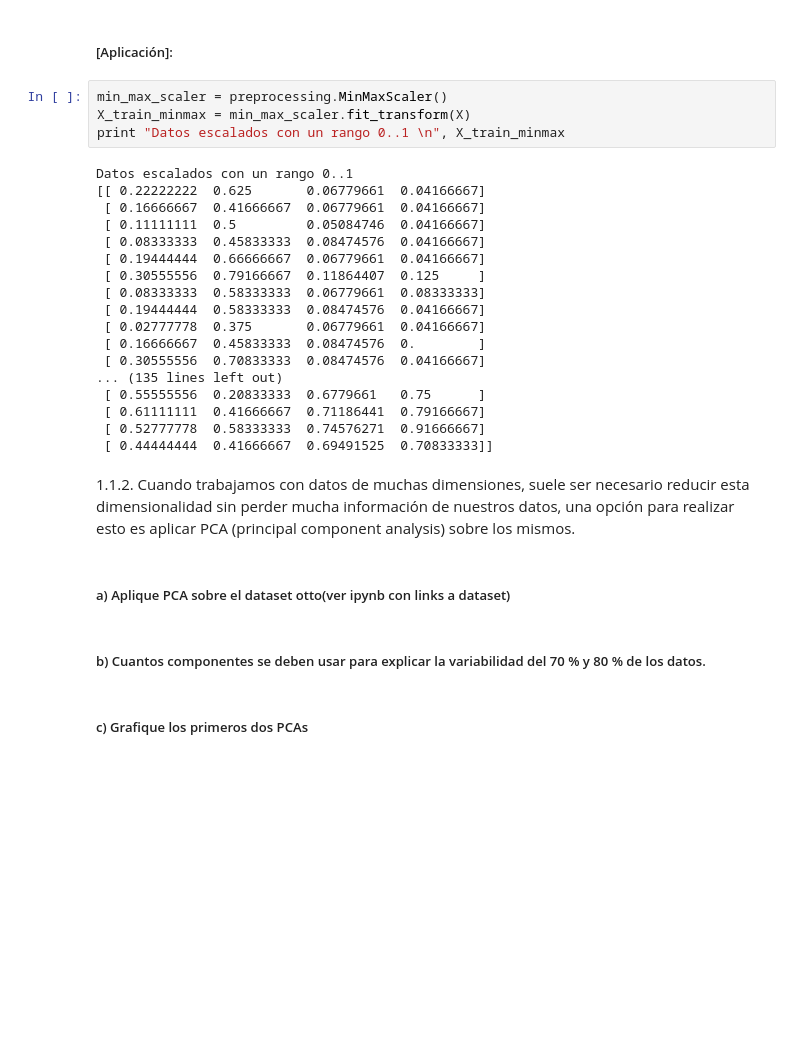
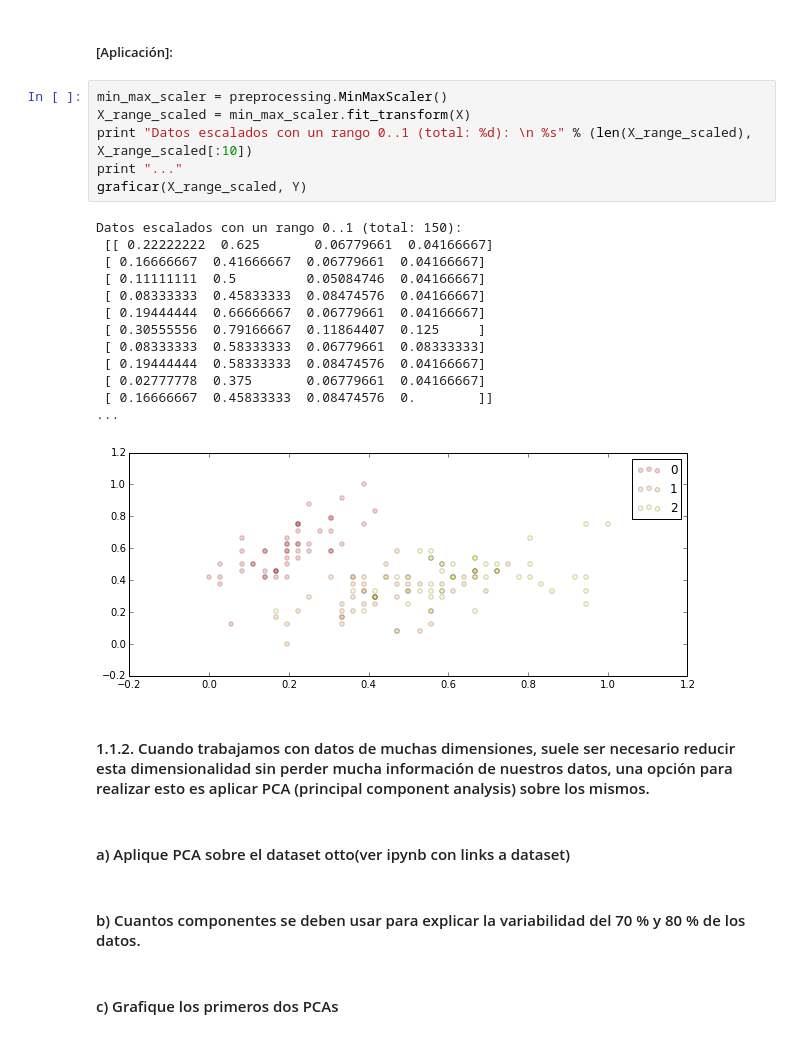
Before and after one commit to Pazitos10/DSS, a Jupyter notebook: TP5/tp5.ipynb, the cells around one changed output. Drawn from its saved outputs; the diff is of its cells as text; blank space fills up the shorter version.

Commit message:
Agrego avances sobre puntos teoricos

```diff
--- a/TP5/tp5.ipynb
+++ b/TP5/tp5.ipynb
@@ -121,31 +127,29 @@ La normalización, en cambio, puede involucrar tanto el hecho de aplicar una tra
 ##### [Aplicación]:
 # %%
 min_max_scaler = preprocessing.MinMaxScaler()
-X_train_minmax = min_max_scaler.fit_transform(X)
-print "Datos escalados con un rango 0..1 \n", X_train_minmax
+X_range_scaled = min_max_scaler.fit_transform(X)
+print "Datos escalados con un rango 0..1 (total: %d): \n %s" % (len(X_range_scaled), X_range_scaled[:10])
+print "..."
+graficar(X_range_scaled, Y)
 # %% [output]
-Datos escalados con un rango 0..1
-[[ 0.22222222  0.625       0.06779661  0.04166667]
+Datos escalados con un rango 0..1 (total: 150):
+ [[ 0.22222222  0.625       0.06779661  0.04166667]
  [ 0.16666667  0.41666667  0.06779661  0.04166667]
  [ 0.11111111  0.5         0.05084746  0.04166667]
  [ 0.08333333  0.45833333  0.08474576  0.04166667]
  [ 0.19444444  0.66666667  0.06779661  0.04166667]
  [ 0.30555556  0.79166667  0.11864407  0.125     ]
  [ 0.08333333  0.58333333  0.06779661  0.08333333]
  [ 0.19444444  0.58333333  0.08474576  0.04166667]
  [ 0.02777778  0.375       0.06779661  0.04166667]
- [ 0.16666667  0.45833333  0.08474576  0.        ]
- [ 0.30555556  0.70833333  0.08474576  0.04166667]
-... (135 lines left out)
- [ 0.55555556  0.20833333  0.6779661   0.75      ]
- [ 0.61111111  0.41666667  0.71186441  0.79166667]
- [ 0.52777778  0.58333333  0.74576271  0.91666667]
- [ 0.44444444  0.41666667  0.69491525  0.70833333]]
+ [ 0.16666667  0.45833333  0.08474576  0.        ]]
+...
+[figure, added]
 # %% [markdown]
-1.1.2. Cuando trabajamos con datos de muchas dimensiones, suele ser necesario reducir esta dimensionalidad sin perder mucha información de nuestros datos, una opción para realizar esto es aplicar PCA (principal component analysis) sobre los mismos.
+#### 1.1.2. Cuando trabajamos con datos de muchas dimensiones, suele ser necesario reducir esta dimensionalidad sin perder mucha información de nuestros datos, una opción para realizar esto es aplicar PCA (principal component analysis) sobre los mismos.
 # %% [markdown]
-##### a) Aplique PCA sobre el dataset otto(ver ipynb con links a dataset)
+#### a) Aplique PCA sobre el dataset otto(ver ipynb con links a dataset)
 # %% [markdown]
-##### b) Cuantos componentes se deben usar para explicar la variabilidad del 70 % y 80 % de los datos.
+#### b) Cuantos componentes se deben usar para explicar la variabilidad del 70 % y 80 % de los datos.
 # %% [markdown]
-##### c) Grafique los primeros dos PCAs
+#### c) Grafique los primeros dos PCAs
```
Also changed, not shown: parts of 4 cells of this notebook.
